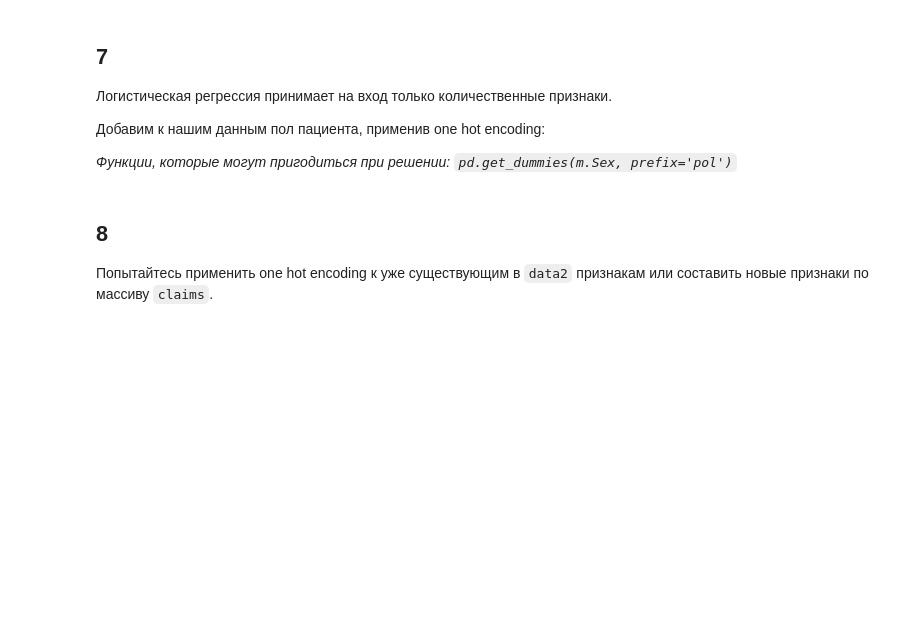
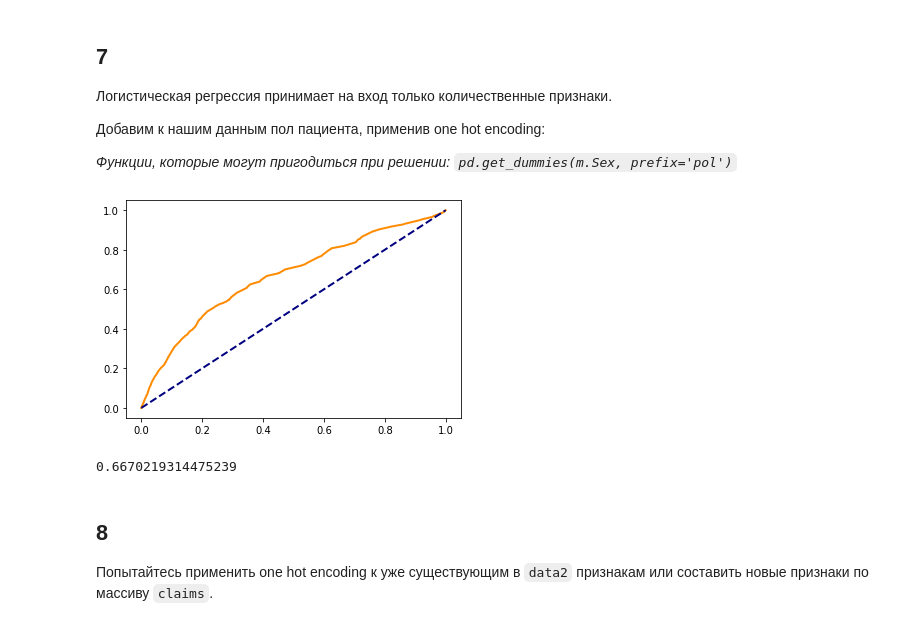
Before and after one commit to Debechelo/MachineLearning, a Jupyter notebook: lab_5/lab5-logistic-regression-ru.ipynb, the cells around one changed output. Drawn from its saved outputs; the diff is of its cells as text; code cells hidden in the pictures; blank space fills up the shorter version.

```diff
--- a/lab_5/lab5-logistic-regression-ru.ipynb
+++ b/lab_5/lab5-logistic-regression-ru.ipynb
@@ -81,6 +94,12 @@ def calcAUC(data):
 Добавим к нашим данным пол пациента, применив one hot encoding:
 
 *Функции, которые могут пригодиться при решении: `pd.get_dummies(m.Sex, prefix='pol')`*
+# %%
+data2 = data.join(pd.get_dummies(m.Sex, prefix='pol'))
+calcAUC(data2)
+# %% [output]
+[figure, added]
+0.6670219314475239
 # %% [markdown]
 ## 8
 Попытайтесь применить  one hot encoding к уже существующим в `data2` признакам или составить новые признаки по массиву `claims`.
```
Also changed, not shown: parts of 7 cells of this notebook.
